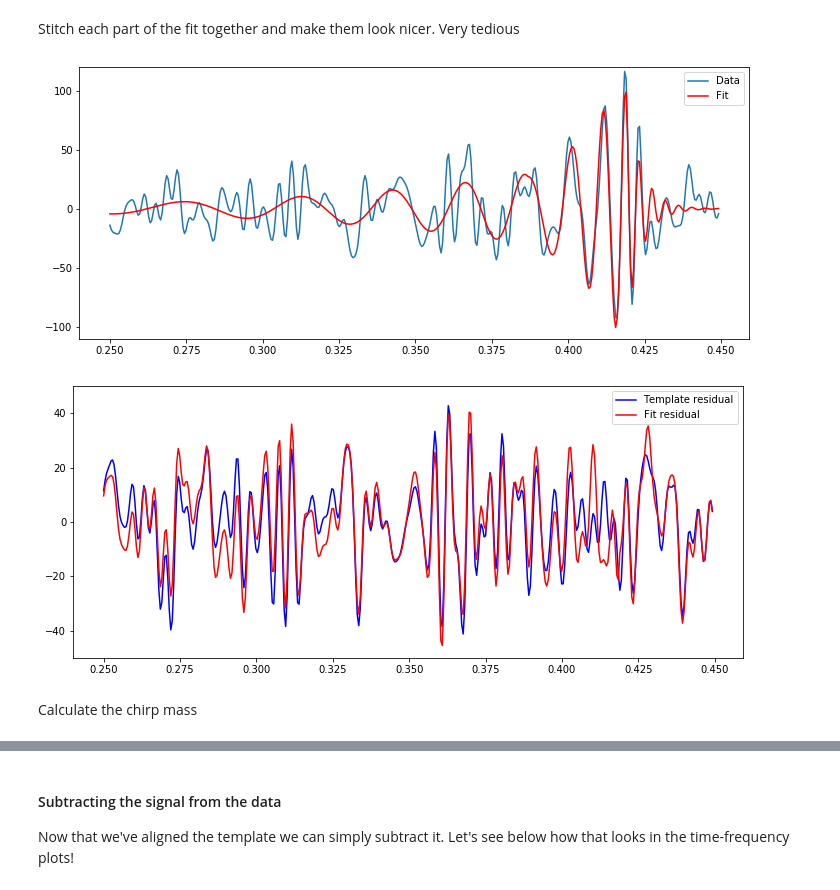
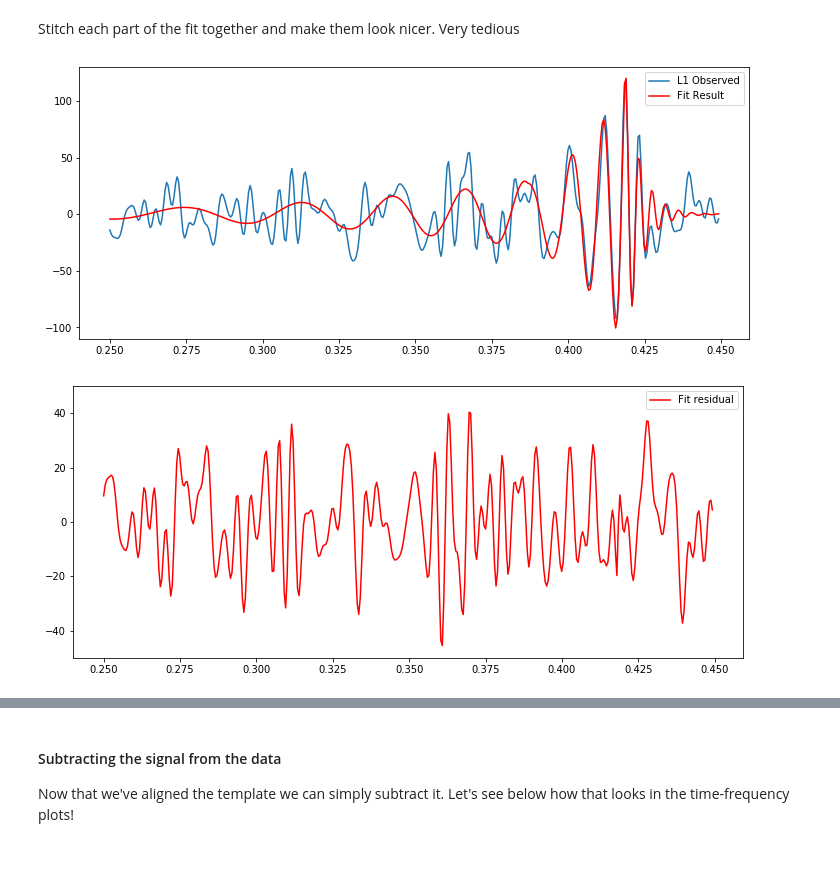
Before and after one commit to landonbuell/Buell-Dao-PHYS705-Fall2020, a Jupyter notebook: Tuto_2_2_Matched_Filtering_In_action-L1.ipynb, the cells around one changed output, grey strips where cells are left out. Drawn from its saved outputs; the diff is of its cells as text; code cells hidden in the pictures; blank space fills up the shorter version.

```diff
--- a/Tuto_2_2_Matched_Filtering_In_action-L1.ipynb
+++ b/Tuto_2_2_Matched_Filtering_In_action-L1.ipynb
@@ -470,54 +472,55 @@ white_template = white_template.time_slice(merger.time-.15, merger.time+.05)
 
 datax = np.asarray(white_data.sample_times) - shift
 
-xdata = np.linspace(min(x),max(x),len(datax))
+xdata = np.linspace(min(datax),max(datax),len(datax))
 ydata = np.zeros(len(datax))
 
 x = np.linspace(min(datax),max(datax),409)
 y = OsccilatingFunction(x, 0.0000006, 0.46913, 5.13236,-38.78739,-45.57235)
 
-x2 = np.linspace(min(datax),max(datax),409)
-y2 = DampingFunction(x2 , 1206371114449438935927853274838633283584.00000, -1449.78698, 274.20640, 203.80018)
-
 x0 = np.linspace(min(datax),max(datax),409)
 y0 =  OsccilatingFunction(x0, -0.12660, 0.57739, 22.63191,36.09615,-14.10774)
+
+x2 = np.linspace(min(datax),max(datax),409)
+#y2 = DampingFunction(x2 , 1206371114449438935927853274838633283584.00000, -1449.78698, 274.20640, 203.80018)
+y2 = DampingFunction(x2, *popt)
 # %% [markdown]
 Stitch each part of the fit together and make them look nicer. Very tedious
 # %%
 for i in range(len(x0)):
     if x0[i] >  0.387:
         y0[i] = 0
+    else:
+        y0[i] = y0[i]
 
 for i in range(len(x)):
     if x[i] >  0.41796875:
         y[i] = 0
     if x[i] < 0.387:
         y[i] = 0
 
 for i in range(len(x2)):
     if x2[i] < 0.41799999:
         y2[i] = 0
 
 combined_fit = y0 + y +y2
 
 
 plt.figure(figsize = (12,5))
-plt.plot(white_data.sample_times-1.126259462e+9, white_data, label="Data")
+plt.plot(white_data.sample_times-shift, white_data, label="L1 Observed")
 #plt.plot(white_template.sample_times-1.126259462e+9, white_template, color = 'b',label="Template")
-plt.plot(x0,combined_fit,color = 'red' ,label="Fit")
+plt.plot(x0,combined_fit,color = 'red' ,label="Fit Result")
 plt.legend()
-plt.ylim(-110,120)
+plt.ylim(-110,130)
 plt.show()
 
 #plot residual
 plt.figure(figsize = (12,5))
-plt.plot(white_data.sample_times-shift,white_template - white_data, color = 'b',label = "Template residual")
+#plt.plot(white_data.sample_times-shift,white_template - white_data, color = 'b',label = "Template residual")
 plt.plot(white_data.sample_times-shift,combined_fit - white_data, color = 'r',label = "Fit residual")
 plt.ylim(-50,50)
 plt.legend()
 plt.show()
 # %% [output]
-[figure, old version]
+[figure, new version]
-[figure, old version]
+[figure, new version]
-# %% [markdown]
-Calculate the chirp mass
```
Also changed, not shown: parts of 6 cells of this notebook, 2 other files.
